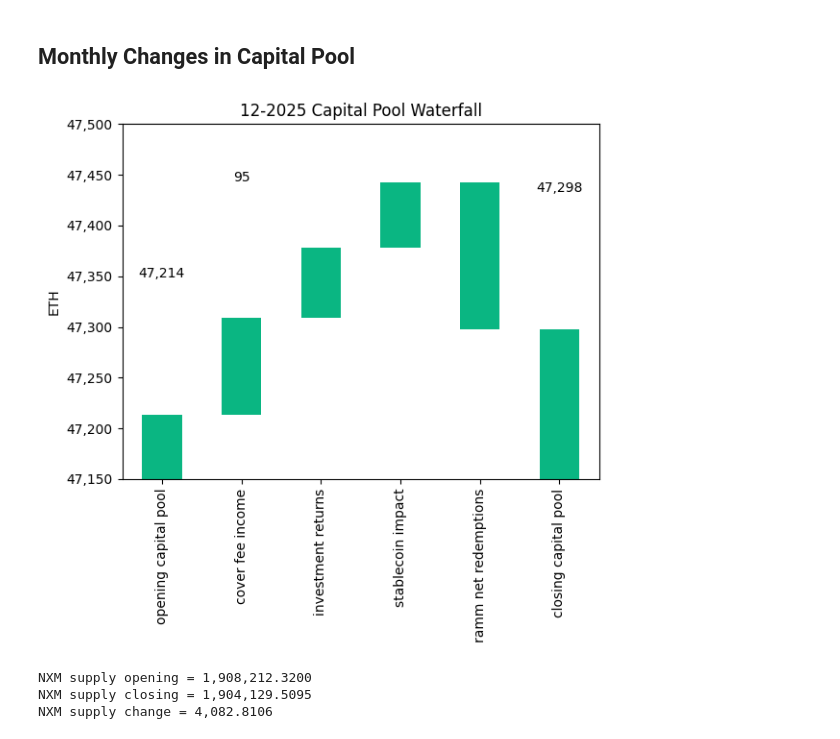
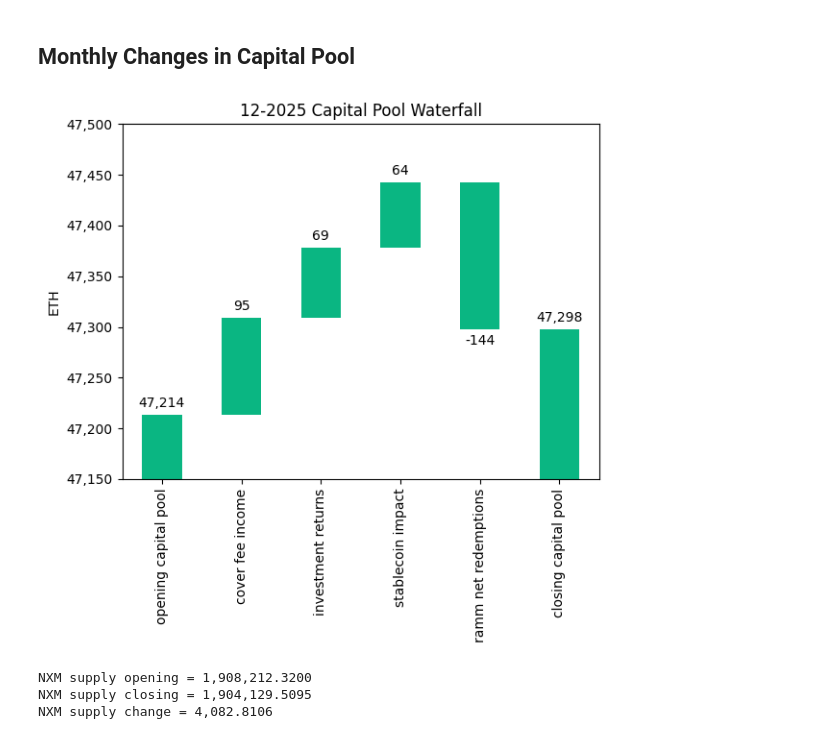
Before and after one commit to rmelbardis/InvestmentMonitoring, a Jupyter notebook: InvestmentMonitoring-202512.ipynb, the cells around one changed output. Cells and saved outputs as stored; diff of their text form; code cells hidden in the pictures.

```diff
--- a/InvestmentMonitoring-202512.ipynb
+++ b/InvestmentMonitoring-202512.ipynb
@@ -862,37 +862,37 @@ top = y_max + padding
 
 # define the Nexus Mutual green color
 color = '#0AB682'
 
 # create waterfall plot
 waterfall_plot = df_waterfall.plot.bar(
     stacked=True, bottom=df_shift, legend=None, color=color,
     title=f'{valn_date_str[-7:]} Capital Pool Waterfall'
 )
 waterfall_plot.set_ylim(bottom=bottom, top=top)
 waterfall_plot.set_ylabel('ETH')
 
 # change format of tick values
 tick_vals = waterfall_plot.get_yticks()
 waterfall_plot.set_yticks(tick_vals)
 waterfall_plot.set_yticklabels([f'{x:,.0f}' for x in tick_vals])
 
 # label loop for individual items
-maximum = df_waterfall['amount'].max()
-neg_offset = maximum / 150
-pos_offset = maximum / 350
+# offsets scaled to visible data range so labels sit just above/below bar tips
+neg_offset = (y_max - y_min) / 15
+pos_offset = (y_max - y_min) / 30
 
 y_height = df_shift
 
 for loop, (index, row) in enumerate(df_waterfall.iterrows()):
     y = y_height.iloc[loop] + row['amount']
     # determine negative or positive offset
     if row['amount'] > 0:
         y += pos_offset
     else:
         y -= neg_offset
     waterfall_plot.annotate(f"{row['amount']:,.0f}", (loop, y), ha="center")
 # %% [output]
-[figure, old version]
+[figure, new version]
 # %%
 # NXM supply
 df_nxm_supply = nxm_supply_result
```
Also changed, not shown: parts of 2 cells of this notebook, 2 other files.
